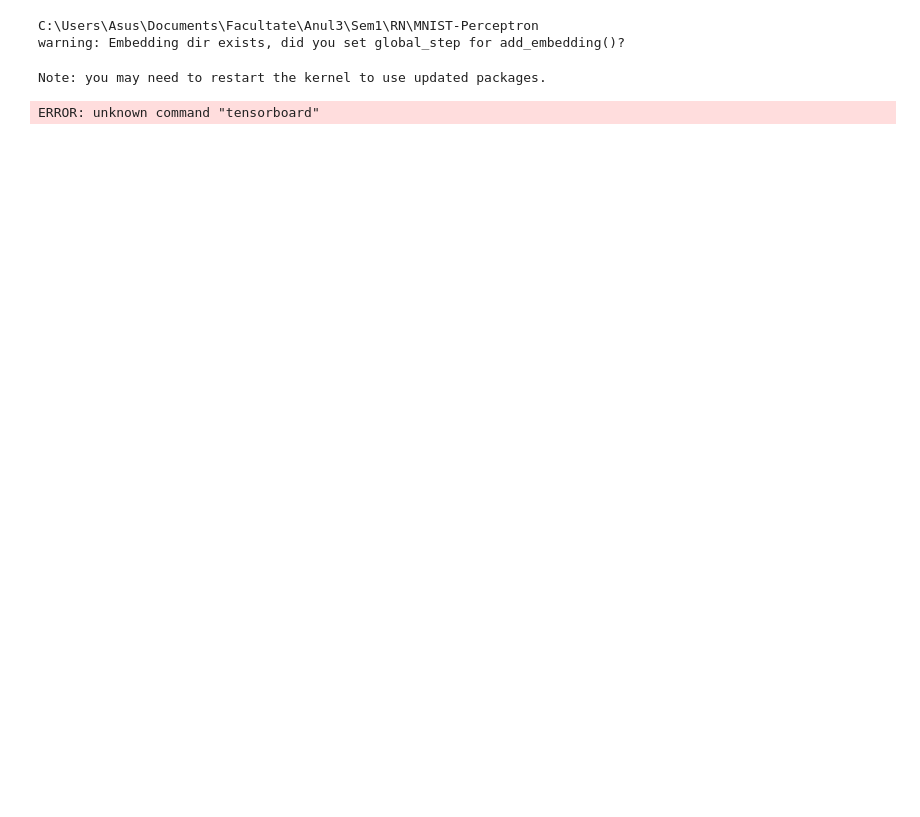
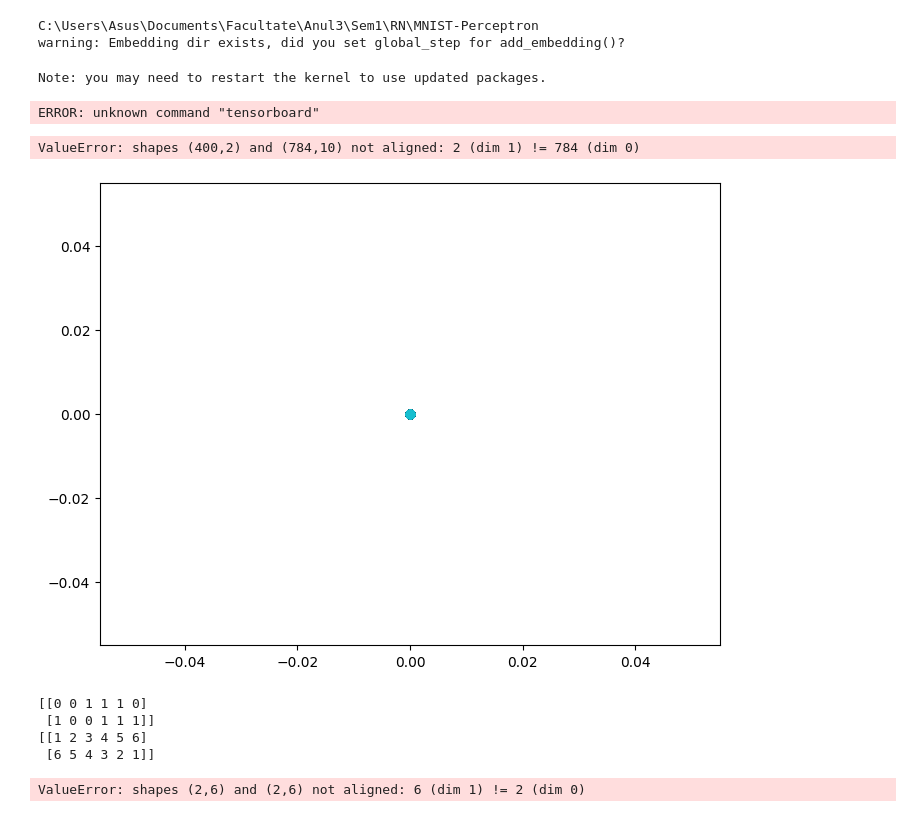
Before and after one commit to Simioniuc-Ionut/Neuronal-Network, a Jupyter notebook: MNIST-Perceptron/MNIST_final.ipynb, the cells around one changed output. Drawn from its saved outputs; the diff is of its cells as text; code cells hidden in the pictures; blank space fills up the shorter version.

```diff
--- a/MNIST-Perceptron/MNIST_final.ipynb
+++ b/MNIST-Perceptron/MNIST_final.ipynb
@@ -199,3 +213,52 @@ warning: Embedding dir exists, did you set global_step for add_embedding()?
 # %% [output]
 Note: you may need to restart the kernel to use updated packages.
 ERROR: unknown command "tensorboard"
+# %%
+import numpy as np
+import matplotlib.pyplot as plt
+from IPython.core.pylabtools import figsize
+
+# Ensure the data is in the correct format
+process_train_X = np.array(process_train_X).reshape(-1, 784)  # Reshape to (num_samples, 784)
+process_train_Y = np.array(process_train_Y)
+
+# Visualizing the weights and cost for all iterations
+figsize(8, 6)
+plt.figure()
+
+# Plot the data points
+for i in range(10):
+    indices = np.argmax(process_train_Y, axis=1) == i
+    plt.scatter(process_train_X[indices, 0], process_train_X[indices, 1], label=f'Label {i}', marker='o')
+
+# Plot the decision boundary
+x_min, x_max = process_train_X[:, 0].min() - 1, process_train_X[:, 0].max() + 1
+y_min, y_max = process_train_X[:, 1].min() - 1, process_train_X[:, 1].max() + 1
+xx, yy = np.meshgrid(np.arange(x_min, x_max, 0.1), np.arange(y_min, y_max, 0.1))
+Z = perceptron.forward(np.c_[xx.ravel(), yy.ravel()])
+Z = np.argmax(Z, axis=1).reshape(xx.shape)
+
+plt.contourf(xx, yy, Z, alpha=0.3)
+plt.xlabel("X")
+plt.ylabel("Y")
+plt.legend()
+plt.show()
+# %% [output]
+ValueError: shapes (400,2) and (784,10) not aligned: 2 (dim 1) != 784 (dim 0)
+[figure, added]
+# %%
+a = np.array([[0,0,1,1,1,0],[1,0,0,1,1,1]])
+print(a)
+b = np.array([[1,2,3,4,5,6],[6,5,4,3,2,1]])
+print(b)
+# Transpose b to match the shape for dot product
+b_transposed = b.T
+# print(b_transposed)
+c = np.dot(a,b)
+print(c)
+# %% [output]
+[[0 0 1 1 1 0]
+ [1 0 0 1 1 1]]
+[[1 2 3 4 5 6]
+ [6 5 4 3 2 1]]
+ValueError: shapes (2,6) and (2,6) not aligned: 6 (dim 1) != 2 (dim 0)
```
Also changed, not shown: parts of 4 cells of this notebook, 2 other files.
